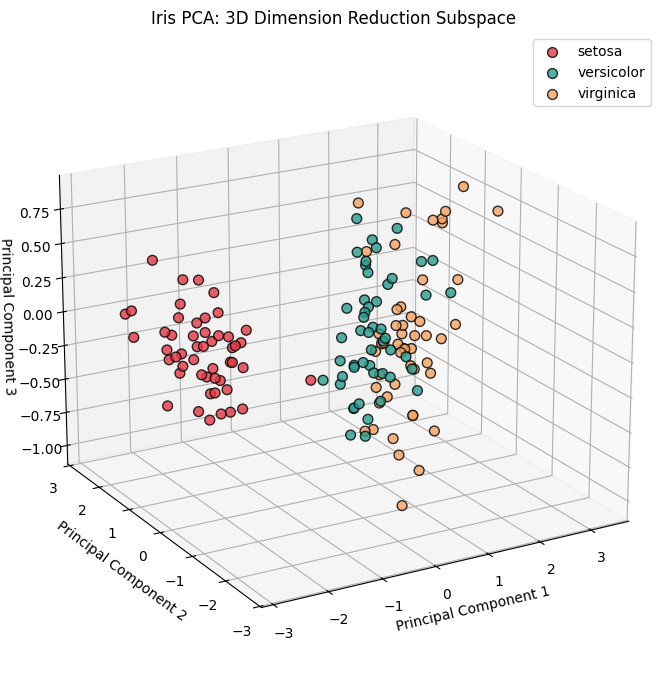
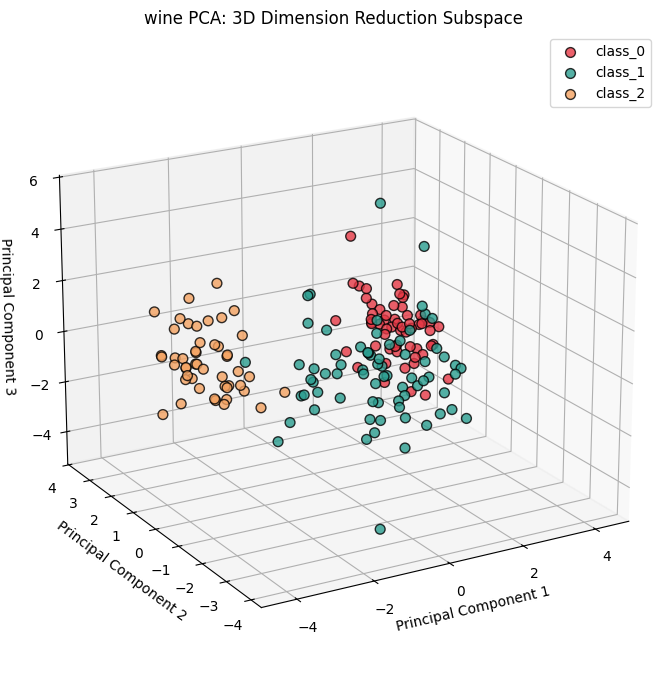
The change to this notebook cell's code, shown as a diff; its figure went from the first image to the second:
--- before
+++ after
@@ -28,7 +28,7 @@
 # 3. Define visual styles (colors and labels)
 colors = ["#e63946", "#2a9d8f", "#f4a261"]
-target_names = iris.target_names
+target_names = wine.target_names
 
-# 4. Loop through each iris species group and scatter the points
+# 4. Loop through each wine species group and scatter the points
 for i, target_name in enumerate(target_names):
     ax.scatter(
@@ -47,5 +47,5 @@
 ax.set_ylabel("Principal Component 2")
 ax.set_zlabel("Principal Component 3")
-ax.set_title("Iris PCA: 3D Dimension Reduction Subspace")
+ax.set_title("wine PCA: 3D Dimension Reduction Subspace")
 
 # 6. Adjust the virtual camera viewing angle

Commit: ML Lab Week 4 updated(dataset change)